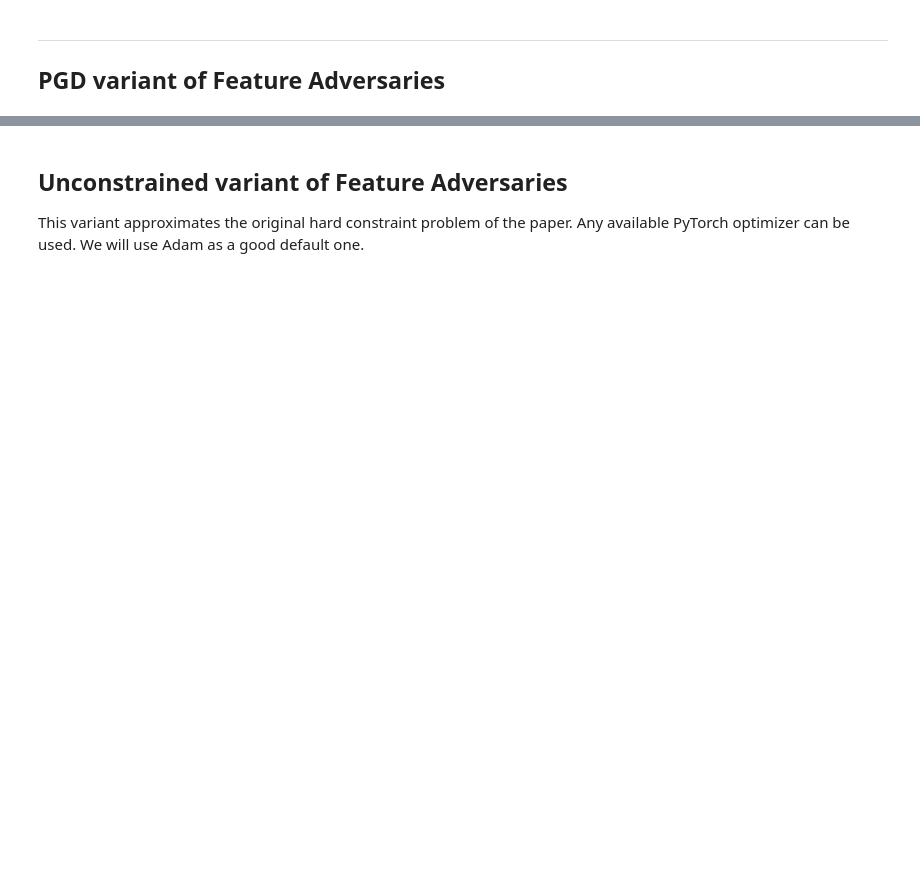
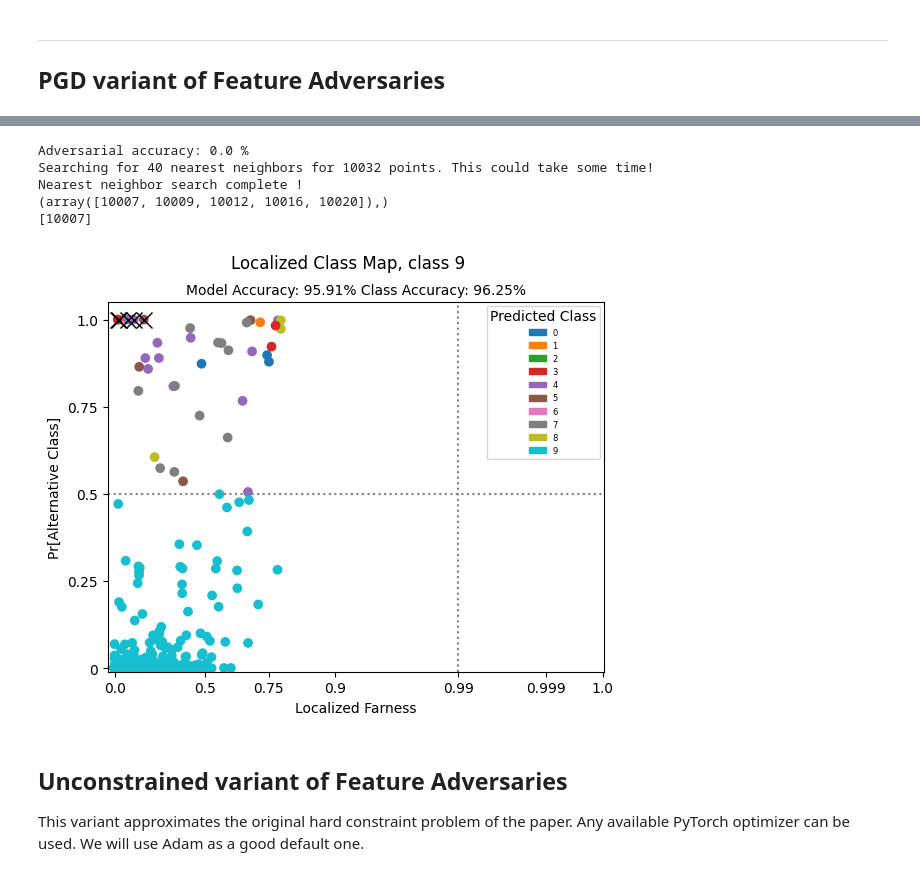
Before and after one commit to nurakawa/localized-classmap, a Jupyter notebook: attack_feature_adversaries_pytorch.ipynb, the cells around one changed output, grey strips where cells are left out. Saved outputs shown, nothing was run; the diff lists cells and outputs as text; code cells hidden in the pictures; blank space fills up the shorter version.

```diff
--- a/attack_feature_adversaries_pytorch.ipynb
+++ b/attack_feature_adversaries_pytorch.ipynb
@@ -133,0 +178,23 @@ plt.imshow(x_test_adv[10,...].squeeze())
+# %%
+# source localized classmap
+exec(open('localized_classmap.py').read())
+
+# Model Explanation
+
+plotExplanationsAdversarial(
+    model=classifier,
+    X=x_test,
+    y=np.argmax(y_test, axis=1),
+    X_adv = x_adv,
+    y_adv = np.argmax(y_adv, axis=1),
+    k=40,
+    cl=9,
+    annotate=True,
+    pytorch=True)
+# %% [output]
+Adversarial accuracy: 0.0 %
+Searching for 40 nearest neighbors for 10032 points. This could take some time!
+Nearest neighbor search complete !
+(array([10007, 10009, 10012, 10016, 10020]),)
+[10007]
+[figure, added]
```
Also changed, not shown: parts of 29 cells of this notebook, 3 other files.
